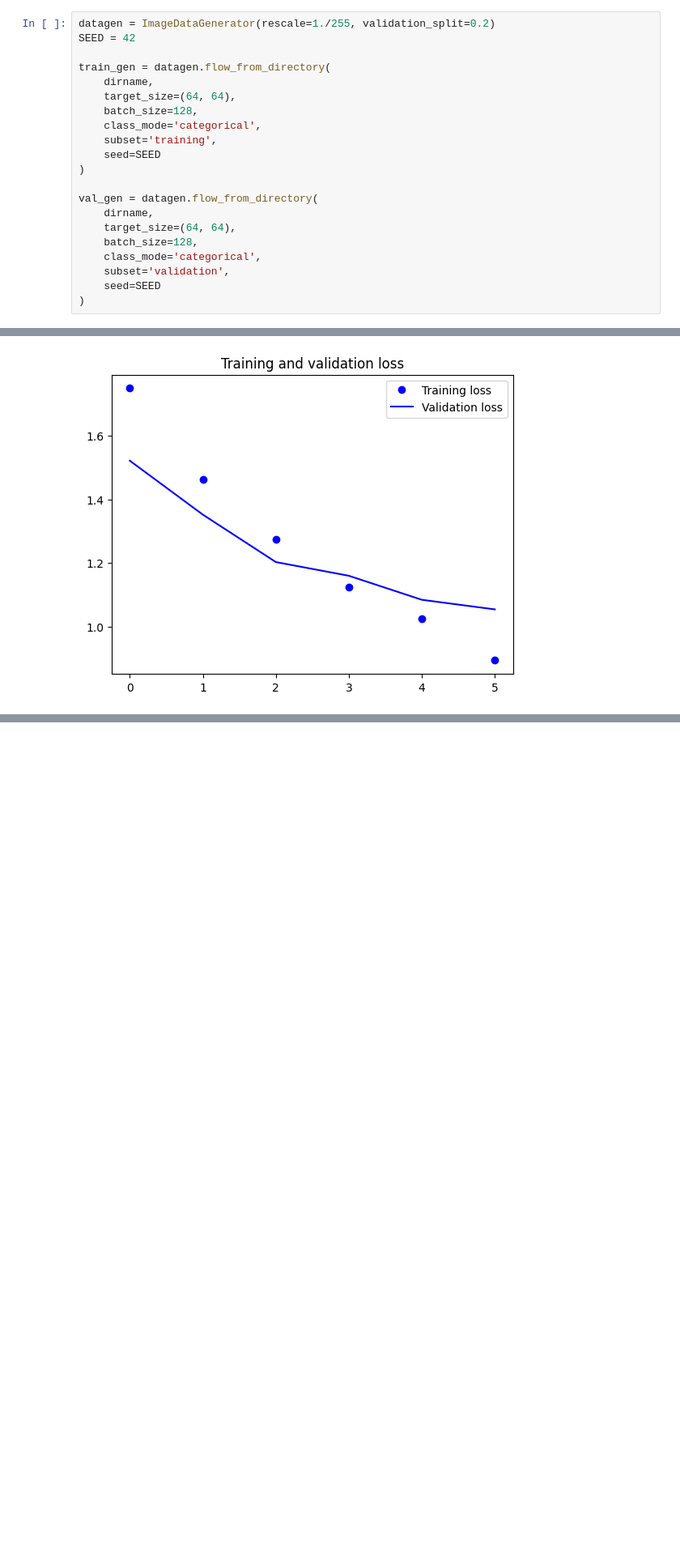
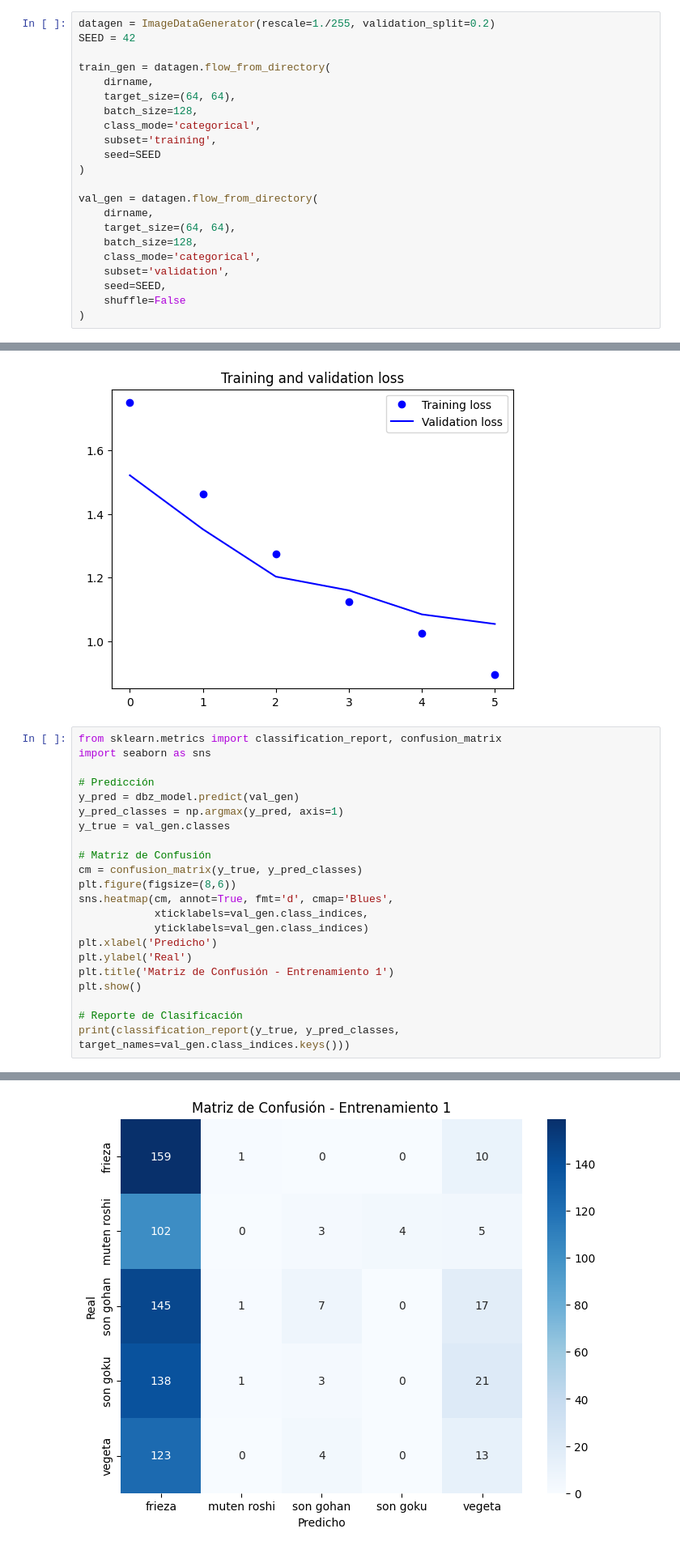
Before and after one commit to fmarsico8/dbz-image-classifier, a Jupyter notebook: TP2_T1.ipynb, the cells around one changed output, grey strips where cells are left out. Shown: that part at 81% size. Drawn from its saved outputs; the diff is of its cells as text; blank space fills up the shorter version.

```diff
--- a/TP2_T1.ipynb
+++ b/TP2_T1.ipynb
@@ -113,7 +113,8 @@ val_gen = datagen.flow_from_directory(
     batch_size=128,
     class_mode='categorical',
     subset='validation',
-    seed=SEED
+    seed=SEED,
+    shuffle=False
 )
 # %% [output]
 Found 3039 images belonging to 5 classes.
@@ -222,3 +223,26 @@ Test loss: 1.0545488595962524
 Test accuracy: 0.6248348951339722
 [figure]
 [figure]
+# %%
+from sklearn.metrics import classification_report, confusion_matrix
+import seaborn as sns
+
+# Predicción
+y_pred = dbz_model.predict(val_gen)
+y_pred_classes = np.argmax(y_pred, axis=1)
+y_true = val_gen.classes
+
+# Matriz de Confusión
+cm = confusion_matrix(y_true, y_pred_classes)
+plt.figure(figsize=(8,6))
+sns.heatmap(cm, annot=True, fmt='d', cmap='Blues',
+            xticklabels=val_gen.class_indices,
+            yticklabels=val_gen.class_indices)
+plt.xlabel('Predicho')
+plt.ylabel('Real')
+plt.title('Matriz de Confusión - Entrenamiento 1')
+plt.show()
+
+# Reporte de Clasificación
+print(classification_report(y_true, y_pred_classes, target_names=val_gen.class_indices.keys()))
+# %% [output]
@@ -224,0 +250 @@ Test accuracy: 0.6248348951339722
+[figure, added]
```
Also changed, not shown: parts of 1 cell of this notebook.
